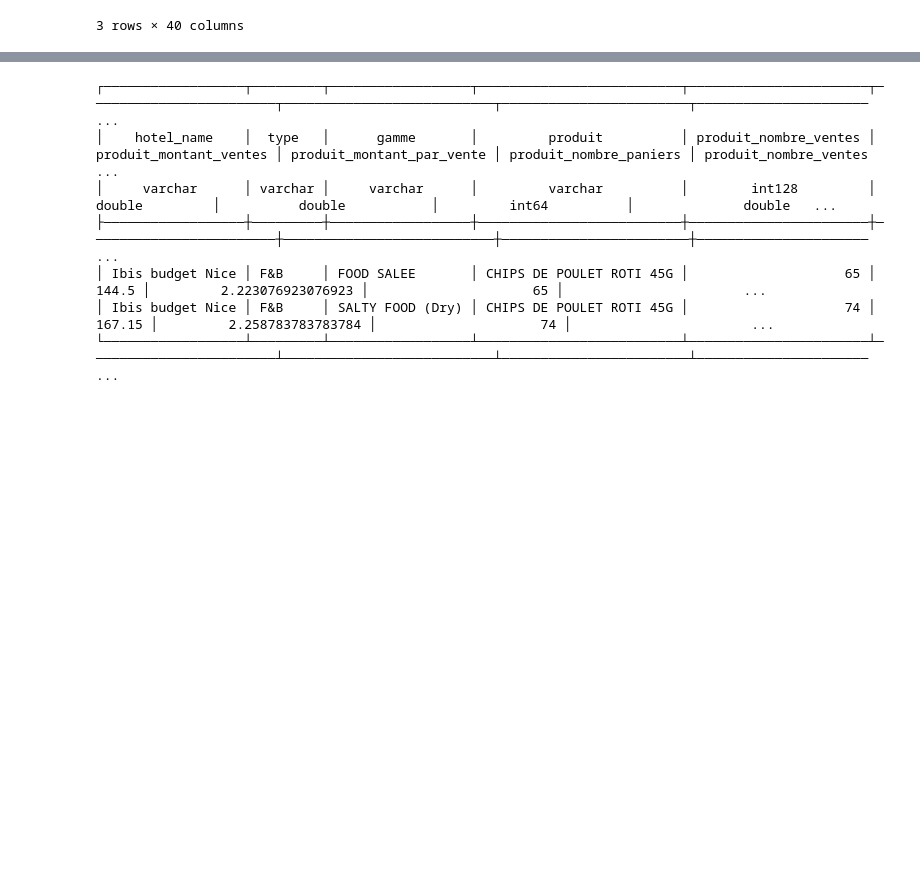
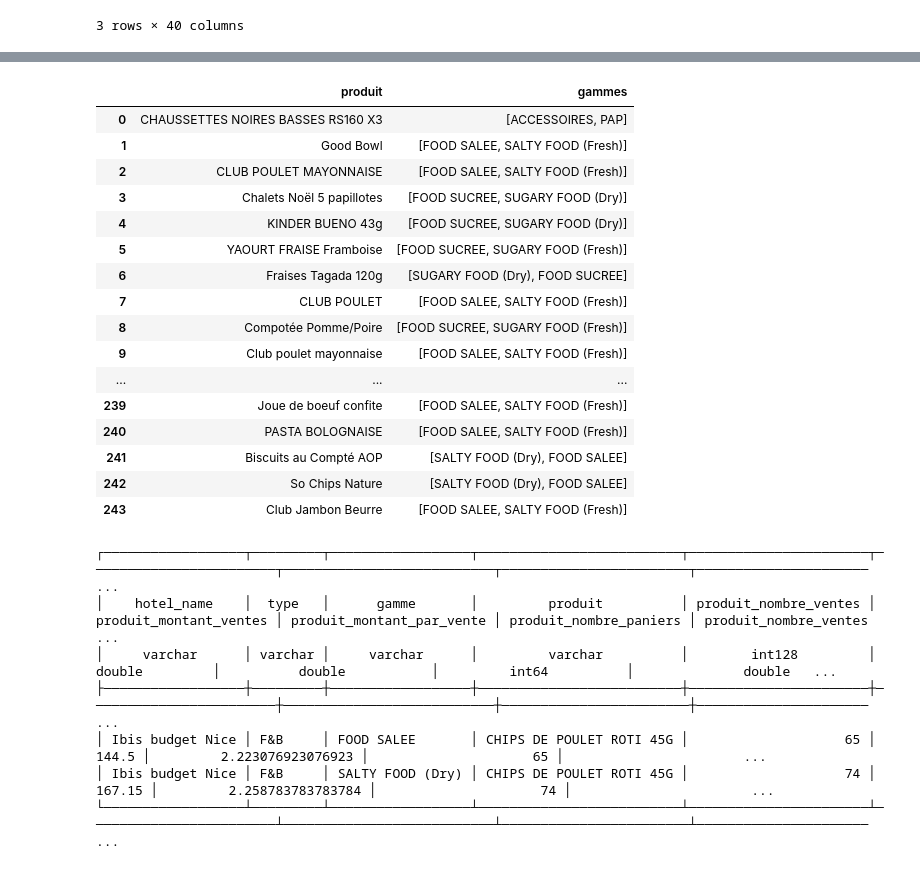
Before and after one commit to klaghmari-github/hotels, a Jupyter notebook: accor/main.ipynb, the cells around one changed output, grey strips where cells are left out. Saved outputs shown, nothing was run; the diff lists cells and outputs as text; code cells hidden in the pictures; blank space fills up the shorter version.

```diff
--- a/accor/main.ipynb
+++ b/accor/main.ipynb
@@ -722,3 +751,33 @@ self.v_sales_model_template.head(3)
+# %%
+self.con.sql(f"""
+SELECT
+    produit,
+    LIST(DISTINCT gamme) AS gammes
+FROM
+    v_sales_model_template
+GROUP BY
+    produit
+HAVING
+    LEN(LIST(DISTINCT gamme)) > 1
+""").to_df()
+# %% [output]
+|  | produit | gammes |
+| 0 | CHAUSSETTES NOIRES BASSES RS160 X3 | [ACCESSOIRES, PAP] |
+| 1 | Good Bowl | [FOOD SALEE, SALTY FOOD (Fresh)] |
+| 2 | CLUB POULET MAYONNAISE | [FOOD SALEE, SALTY FOOD (Fresh)] |
+| 3 | Chalets Noël 5 papillotes | [FOOD SUCREE, SUGARY FOOD (Dry)] |
+| 4 | KINDER BUENO 43g | [FOOD SUCREE, SUGARY FOOD (Dry)] |
+| 5 | YAOURT FRAISE Framboise | [FOOD SUCREE, SUGARY FOOD (Fresh)] |
+| 6 | Fraises Tagada 120g | [SUGARY FOOD (Dry), FOOD SUCREE] |
+| 7 | CLUB POULET | [FOOD SALEE, SALTY FOOD (Fresh)] |
+| 8 | Compotée Pomme/Poire | [FOOD SUCREE, SUGARY FOOD (Fresh)] |
+| 9 | Club poulet mayonnaise | [FOOD SALEE, SALTY FOOD (Fresh)] |
+| ... | ... | ... |
+| 239 | Joue de boeuf confite | [FOOD SALEE, SALTY FOOD (Fresh)] |
+| 240 | PASTA BOLOGNAISE | [FOOD SALEE, SALTY FOOD (Fresh)] |
+| 241 | Biscuits au Compté AOP | [SALTY FOOD (Dry), FOOD SALEE] |
+| 242 | So Chips Nature | [SALTY FOOD (Dry), FOOD SALEE] |
+| 243 | Club Jambon Beurre | [FOOD SALEE, SALTY FOOD (Fresh)] |
 # %%
 produit = "CHIPS DE POULET ROTI 45G"
 
```
Also changed, not shown: parts of 3 cells of this notebook, 2 other files.
